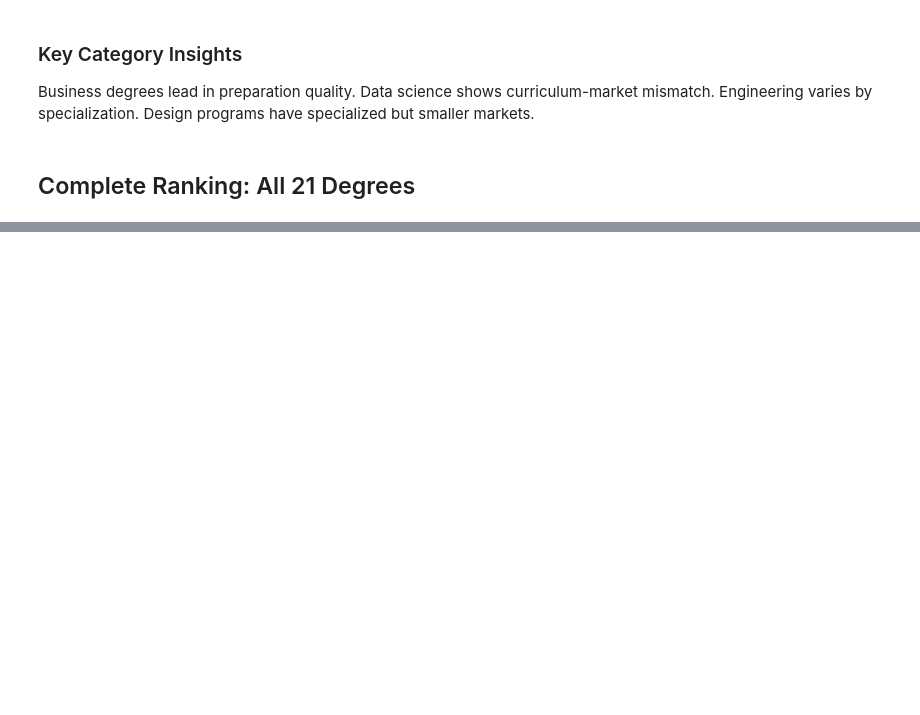
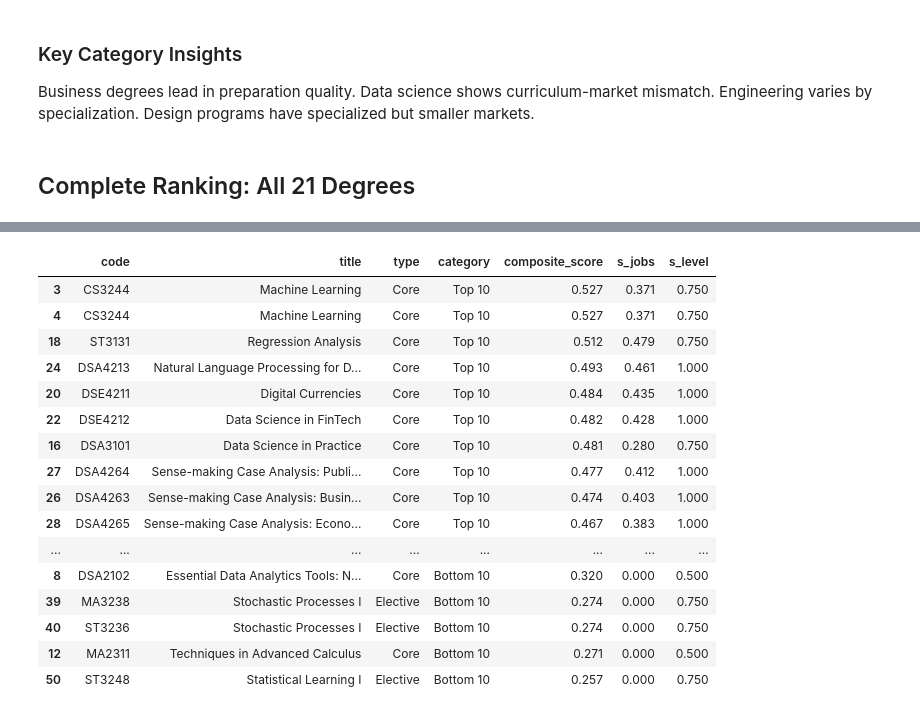
Before and after one commit to annikaljy/dsa4264, a Jupyter notebook: notebooks/zoom_in_analysis.ipynb, the cells around one changed output, grey strips where cells are left out. Saved outputs shown, nothing was run; the diff lists cells and outputs as text; code cells hidden in the pictures; blank space fills up the shorter version.

```diff
--- a/notebooks/zoom_in_analysis.ipynb
+++ b/notebooks/zoom_in_analysis.ipynb
@@ -1193,0 +1609,48 @@ display(styled_df)
+# %%
+# Top vs Bottom comparison table
+if results is not None:
+    print("\n" + "="*80)
+    print("TOP 10 vs BOTTOM 10 MODULES")
+    print("="*80)
+
+    # Get top and bottom
+    top_10 = results.head(10).copy()
+    bottom_10 = results.tail(10).copy()
+
+    top_10['category'] = 'Top 10'
+    bottom_10['category'] = 'Bottom 10'
+
+    comparison = pd.concat([top_10, bottom_10])
+
+    # Calculate summary stats
+    print("\nSUMMARY STATISTICS:")
+    print("-"*80)
+    print(f"Top 10 Average:")
+    print(f"  Composite Score: {top_10['composite_score'].mean():.3f}")
+    print(f"  Job Relevance:   {top_10['s_jobs'].mean():.3f}")
+    print(f"  Module Level:    L{int(top_10['s_level'].mean()*4)}")
+    print(f"  Prerequisites:   {top_10['s_prereqs'].mean():.1f} unlocks")
+
+    print(f"\nBottom 10 Average:")
+    print(f"  Composite Score: {bottom_10['composite_score'].mean():.3f}")
+    print(f"  Job Relevance:   {bottom_10['s_jobs'].mean():.3f}")
+    print(f"  Module Level:    L{int(bottom_10['s_level'].mean()*4)}")
+    print(f"  Prerequisites:   {bottom_10['s_prereqs'].mean():.1f} unlocks")
+
+    # Styled comparison
+    comparison_cols = ['code', 'title', 'type', 'category', 'composite_score', 's_jobs', 's_level']
+
+    styled_comparison = comparison[comparison_cols].style\
+        .background_gradient(subset=['composite_score'], cmap='RdYlGn')\
+        .background_gradient(subset=['s_jobs', 's_level'], cmap='Blues')\
+        .format({
+            'composite_score': '{:.3f}',
+            's_jobs': '{:.3f}',
+            's_level': '{:.3f}'
+        })\
+        .apply(lambda x: ['background-color: #d4edda' if v == 'Top 10' else 'background-color: #f8d7da' if v == 'Bottom 10' else ''
+                         for v in x], subset=['category'])\
+        .set_properties(**{'text-align': 'left'})
+
+    display(styled_comparison)
+# %% [output]
@@ -1193,0 +1674,17 @@ display(styled_df)
+|  | code | title | type | category | composite_score | s_jobs | s_level |
+| 3 | CS3244 | Machine Learning | Core | Top 10 | 0.527 | 0.371 | 0.750 |
+| 4 | CS3244 | Machine Learning | Core | Top 10 | 0.527 | 0.371 | 0.750 |
+| 18 | ST3131 | Regression Analysis | Core | Top 10 | 0.512 | 0.479 | 0.750 |
+| 24 | DSA4213 | Natural Language Processing for D... | Core | Top 10 | 0.493 | 0.461 | 1.000 |
+| 20 | DSE4211 | Digital Currencies | Core | Top 10 | 0.484 | 0.435 | 1.000 |
+| 22 | DSE4212 | Data Science in FinTech | Core | Top 10 | 0.482 | 0.428 | 1.000 |
+| 16 | DSA3101 | Data Science in Practice | Core | Top 10 | 0.481 | 0.280 | 0.750 |
+| 27 | DSA4264 | Sense-making Case Analysis: Publi... | Core | Top 10 | 0.477 | 0.412 | 1.000 |
+| 26 | DSA4263 | Sense-making Case Analysis: Busin... | Core | Top 10 | 0.474 | 0.403 | 1.000 |
+| 28 | DSA4265 | Sense-making Case Analysis: Econo... | Core | Top 10 | 0.467 | 0.383 | 1.000 |
+| ... | ... | ... | ... | ... | ... | ... | ... |
+| 8 | DSA2102 | Essential Data Analytics Tools: N... | Core | Bottom 10 | 0.320 | 0.000 | 0.500 |
+| 39 | MA3238 | Stochastic Processes I | Elective | Bottom 10 | 0.274 | 0.000 | 0.750 |
+| 40 | ST3236 | Stochastic Processes I | Elective | Bottom 10 | 0.274 | 0.000 | 0.750 |
+| 12 | MA2311 | Techniques in Advanced Calculus | Core | Bottom 10 | 0.271 | 0.000 | 0.500 |
+| 50 | ST3248 | Statistical Learning I | Elective | Bottom 10 | 0.257 | 0.000 | 0.750 |
```
Also changed, not shown: parts of 21 cells of this notebook, 1 other file.
